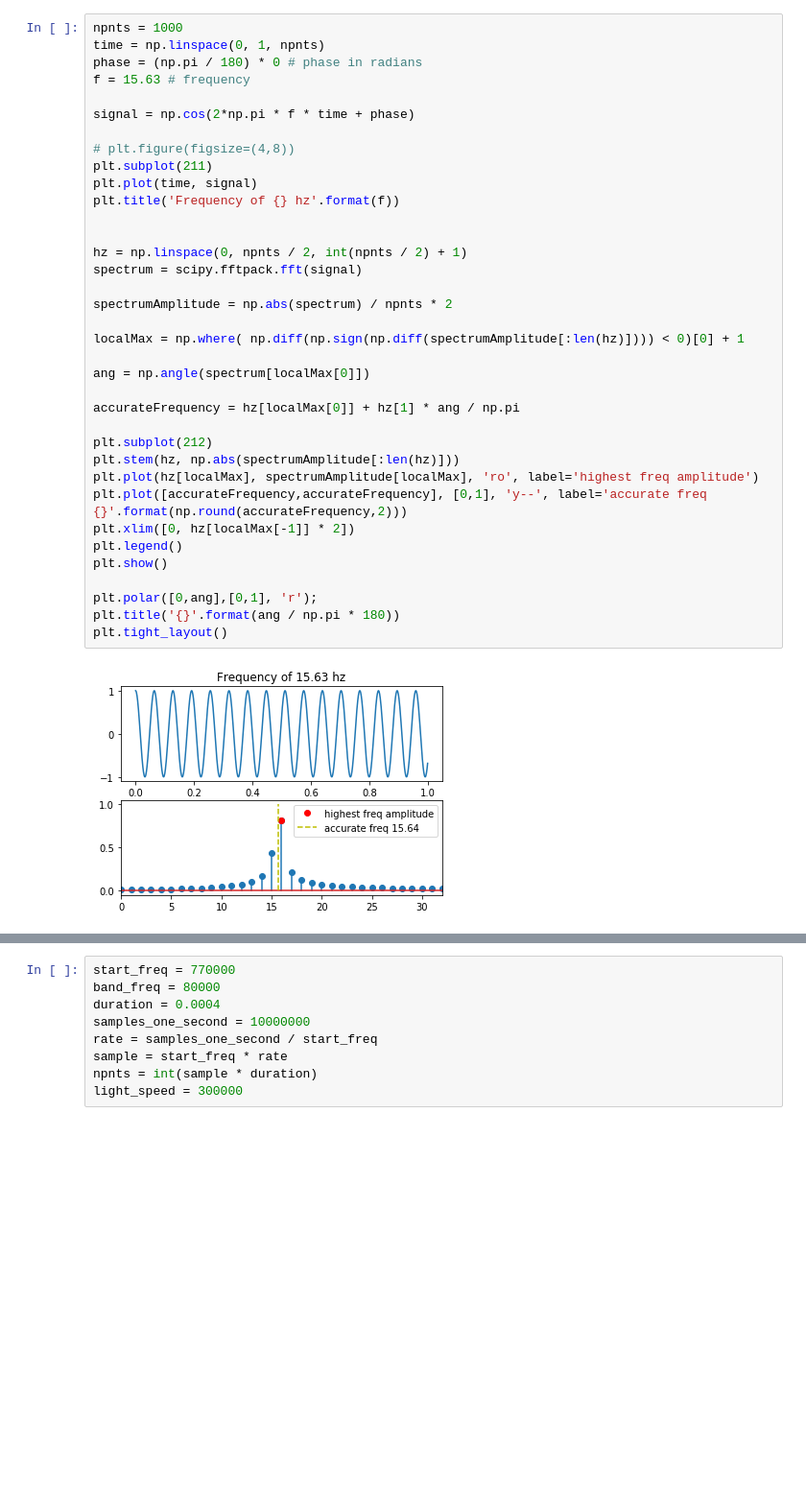
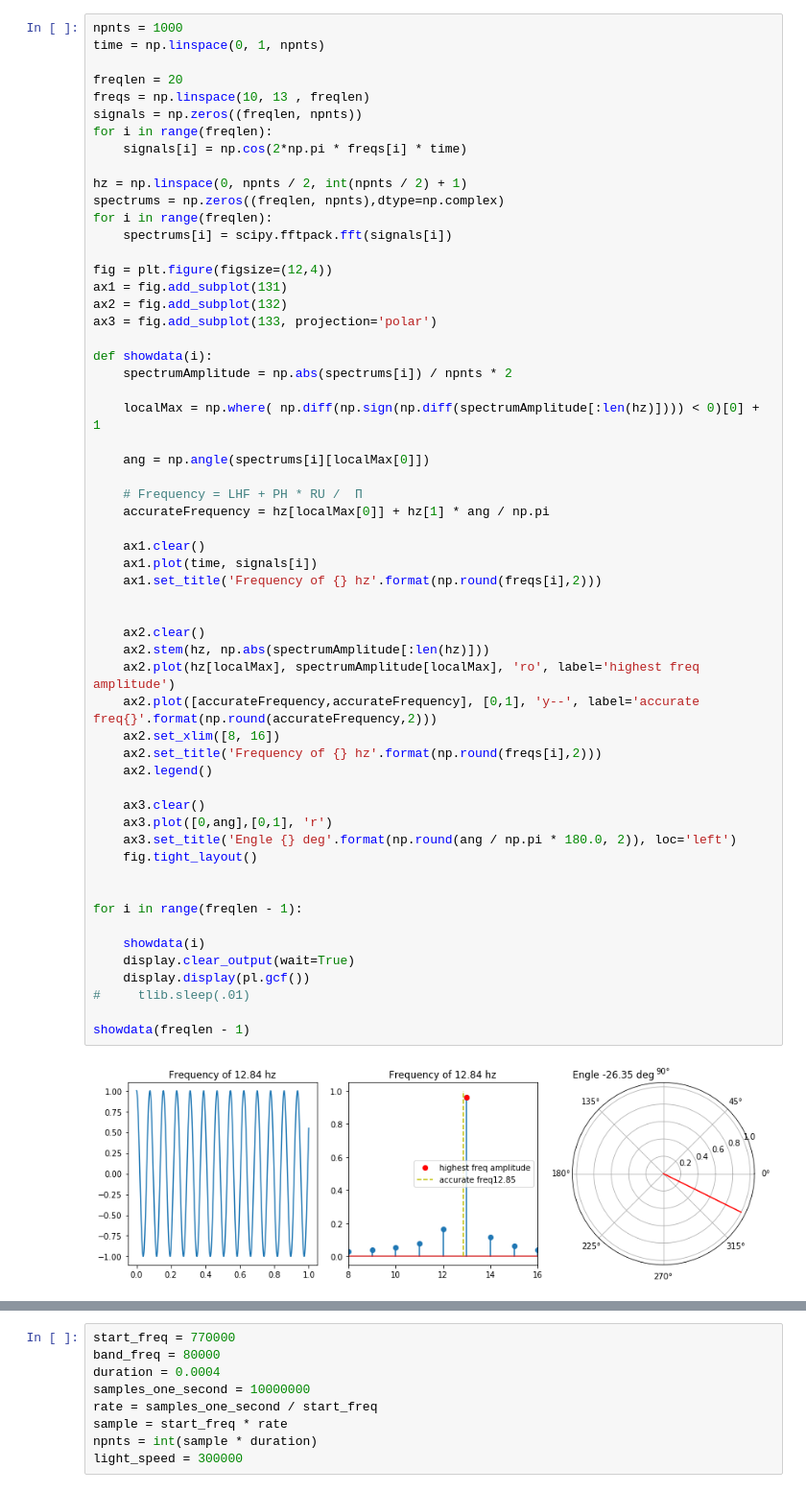
Before and after one commit to hillelskolnik/Radar_simulation_python, a Jupyter notebook: Notebook/4-Radar-velocity-measuring.ipynb, the cells around one changed output, grey strips where cells are left out. Shown at 96% size. Saved outputs shown, nothing was run; the diff lists cells and outputs as text; blank space fills up the shorter version.

Commit message:
Finding much accurately frequency by using Fourier Transforms even the frequency resolution is not high enough

```diff
--- a/Notebook/4-Radar-velocity-measuring.ipynb
+++ b/Notebook/4-Radar-velocity-measuring.ipynb
@@ -13,38 +21,59 @@ from IPython import display
 # %%
 npnts = 1000
 time = np.linspace(0, 1, npnts)
-phase = (np.pi / 180) * 0 # phase in radians
-f = 15.63 # frequency
 
-signal = np.cos(2*np.pi * f * time + phase)
+freqlen = 20
+freqs = np.linspace(10, 13 , freqlen)
+signals = np.zeros((freqlen, npnts))
+for i in range(freqlen):
+    signals[i] = np.cos(2*np.pi * freqs[i] * time)
 
-# plt.figure(figsize=(4,8))
-plt.subplot(211)
-plt.plot(time, signal)
-plt.title('Frequency of {} hz'.format(f))
+hz = np.linspace(0, npnts / 2, int(npnts / 2) + 1)
+spectrums = np.zeros((freqlen, npnts),dtype=np.complex)
+for i in range(freqlen):
+    spectrums[i] = scipy.fftpack.fft(signals[i])
+
+fig = plt.figure(figsize=(12,4))
+ax1 = fig.add_subplot(131)
+ax2 = fig.add_subplot(132)
+ax3 = fig.add_subplot(133, projection='polar')
+
+def showdata(i):
+    spectrumAmplitude = np.abs(spectrums[i]) / npnts * 2
+
+    localMax = np.where( np.diff(np.sign(np.diff(spectrumAmplitude[:len(hz)]))) < 0)[0] + 1
+
+    ang = np.angle(spectrums[i][localMax[0]])
+
+    # Frequency = LHF + PH * RU /  Π
+    accurateFrequency = hz[localMax[0]] + hz[1] * ang / np.pi
+
+    ax1.clear()
+    ax1.plot(time, signals[i])
+    ax1.set_title('Frequency of {} hz'.format(np.round(freqs[i],2)))
 
 
-hz = np.linspace(0, npnts / 2, int(npnts / 2) + 1)
-spectrum = scipy.fftpack.fft(signal)
+    ax2.clear()
+    ax2.stem(hz, np.abs(spectrumAmplitude[:len(hz)]))
+    ax2.plot(hz[localMax], spectrumAmplitude[localMax], 'ro', label='highest freq amplitude')
+    ax2.plot([accurateFrequency,accurateFrequency], [0,1], 'y--', label='accurate freq{}'.format(np.round(accurateFrequency,2)))
+    ax2.set_xlim([8, 16])
+    ax2.set_title('Frequency of {} hz'.format(np.round(freqs[i],2)))
+    ax2.legend()
 
-spectrumAmplitude = np.abs(spectrum) / npnts * 2
+    ax3.clear()
+    ax3.plot([0,ang],[0,1], 'r')
+    ax3.set_title('Engle {} deg'.format(np.round(ang / np.pi * 180.0, 2)), loc='left')
+    fig.tight_layout()
 
-localMax = np.where( np.diff(np.sign(np.diff(spectrumAmplitude[:len(hz)]))) < 0)[0] + 1
 
-ang = np.angle(spectrum[localMax[0]])
+for i in range(freqlen - 1):
 
-accurateFrequency = hz[localMax[0]] + hz[1] * ang / np.pi
+    showdata(i)
+    display.clear_output(wait=True)
+    display.display(pl.gcf())
+#     tlib.sleep(.01)
 
-plt.subplot(212)
-plt.stem(hz, np.abs(spectrumAmplitude[:len(hz)]))
-plt.plot(hz[localMax], spectrumAmplitude[localMax], 'ro', label='highest freq amplitude')
-plt.plot([accurateFrequency,accurateFrequency], [0,1], 'y--', label='accurate freq {}'.format(np.round(accurateFrequency,2)))
-plt.xlim([0, hz[localMax[-1]] * 2])
-plt.legend()
-plt.show()
-
-plt.polar([0,ang],[0,1], 'r');
-plt.title('{}'.format(ang / np.pi * 180))
-plt.tight_layout()
+showdata(freqlen - 1)
 # %% [output]
-[figure, old version]
+[figure, new version]
```
Also changed, not shown: parts of 14 cells of this notebook.
